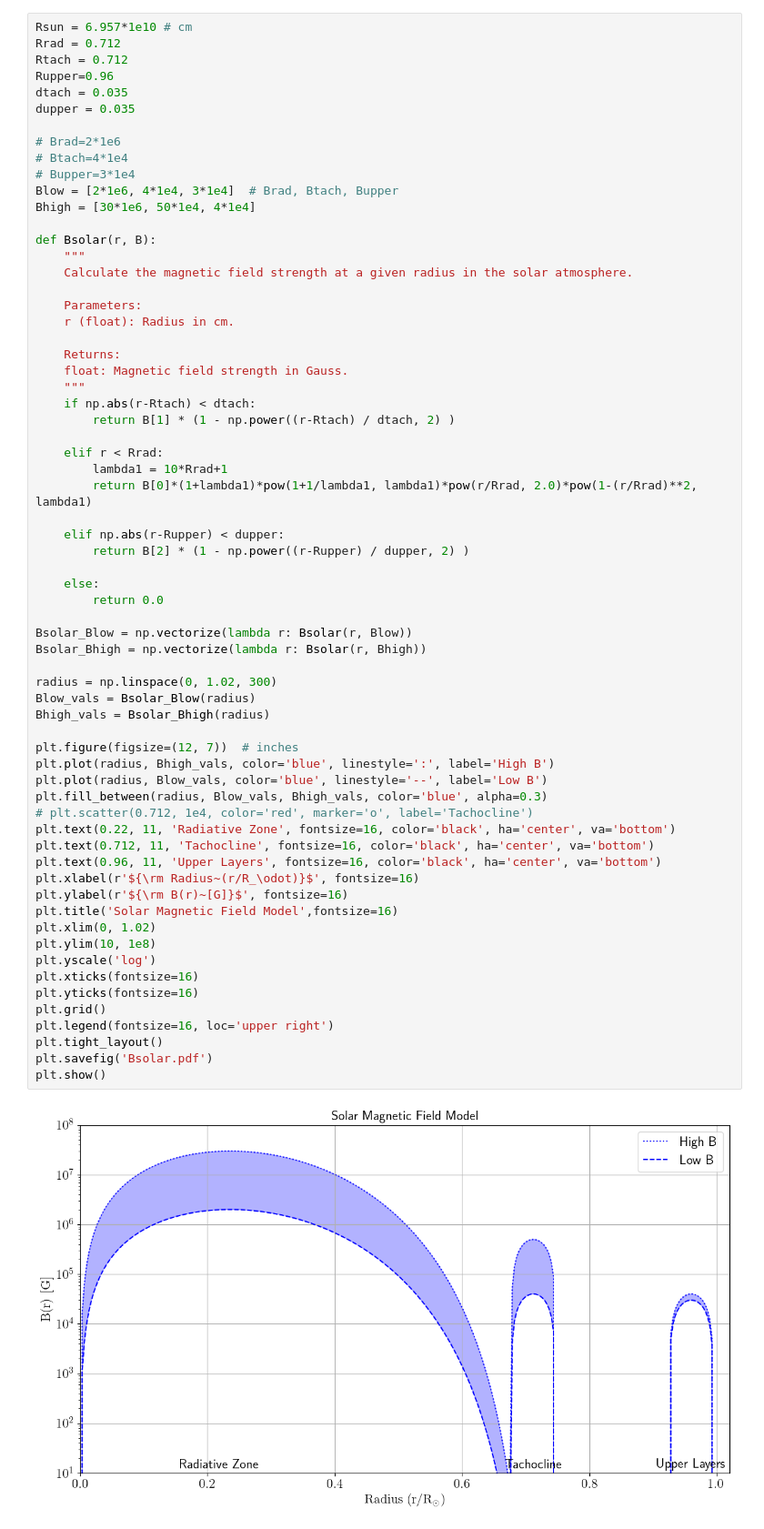
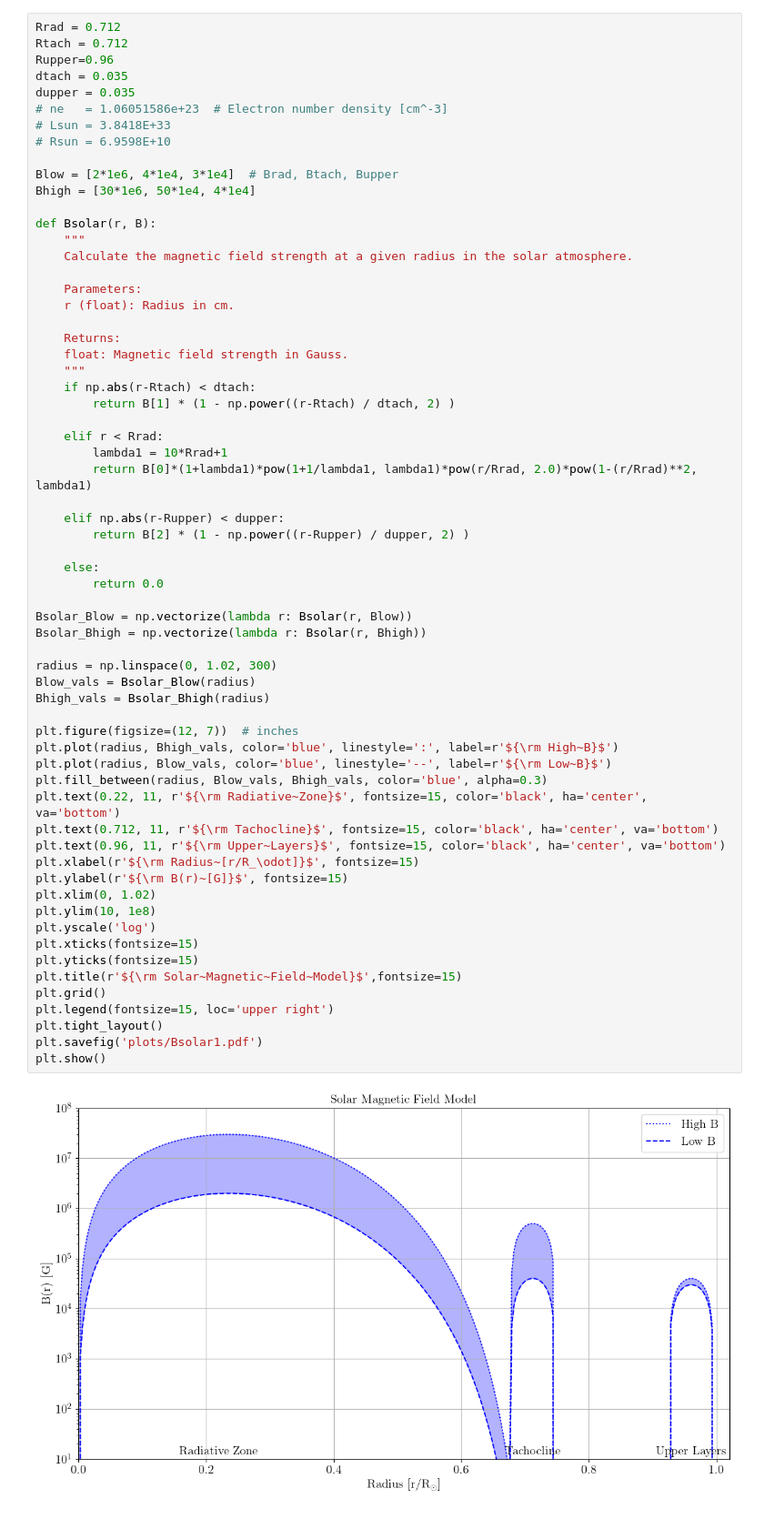
Before and after one commit to yuanguanwen/Chameleon_Detection, a Jupyter notebook: solarmodel.ipynb, the cells around one changed output. Shown at 91% size. Drawn from its saved outputs; the diff is of its cells as text.

```diff
--- a/solarmodel.ipynb
+++ b/solarmodel.ipynb
@@ -12,14 +281,13 @@ plt.rc('font', family='sans-serif')
 # %%
-Rsun = 6.957*1e10 # cm
 Rrad = 0.712
 Rtach = 0.712
 Rupper=0.96
 dtach = 0.035
 dupper = 0.035
+# ne   = 1.06051586e+23  # Electron number density [cm^-3]
+# Lsun = 3.8418E+33
+# Rsun = 6.9598E+10
 
-# Brad=2*1e6
-# Btach=4*1e4
-# Bupper=3*1e4
 Blow = [2*1e6, 4*1e4, 3*1e4]  # Brad, Btach, Bupper
 Bhigh = [30*1e6, 50*1e4, 4*1e4]
 
@@ -35,44 +303,43 @@ def Bsolar(r, B):
     """
     if np.abs(r-Rtach) < dtach:
         return B[1] * (1 - np.power((r-Rtach) / dtach, 2) )
 
     elif r < Rrad:
         lambda1 = 10*Rrad+1
         return B[0]*(1+lambda1)*pow(1+1/lambda1, lambda1)*pow(r/Rrad, 2.0)*pow(1-(r/Rrad)**2, lambda1)
 
     elif np.abs(r-Rupper) < dupper:
         return B[2] * (1 - np.power((r-Rupper) / dupper, 2) )
 
     else:
         return 0.0
 
 Bsolar_Blow = np.vectorize(lambda r: Bsolar(r, Blow))
 Bsolar_Bhigh = np.vectorize(lambda r: Bsolar(r, Bhigh))
 
 radius = np.linspace(0, 1.02, 300)
 Blow_vals = Bsolar_Blow(radius)
 Bhigh_vals = Bsolar_Bhigh(radius)
 
 plt.figure(figsize=(12, 7))  # inches
-plt.plot(radius, Bhigh_vals, color='blue', linestyle=':', label='High B')
-plt.plot(radius, Blow_vals, color='blue', linestyle='--', label='Low B')
+plt.plot(radius, Bhigh_vals, color='blue', linestyle=':', label=r'${\rm High~B}$')
+plt.plot(radius, Blow_vals, color='blue', linestyle='--', label=r'${\rm Low~B}$')
 plt.fill_between(radius, Blow_vals, Bhigh_vals, color='blue', alpha=0.3)
-# plt.scatter(0.712, 1e4, color='red', marker='o', label='Tachocline')
-plt.text(0.22, 11, 'Radiative Zone', fontsize=16, color='black', ha='center', va='bottom')
-plt.text(0.712, 11, 'Tachocline', fontsize=16, color='black', ha='center', va='bottom')
-plt.text(0.96, 11, 'Upper Layers', fontsize=16, color='black', ha='center', va='bottom')
-plt.xlabel(r'${\rm Radius~(r/R_\odot)}$', fontsize=16)
-plt.ylabel(r'${\rm B(r)~[G]}$', fontsize=16)
-plt.title('Solar Magnetic Field Model',fontsize=16)
+plt.text(0.22, 11, r'${\rm Radiative~Zone}$', fontsize=15, color='black', ha='center', va='bottom')
+plt.text(0.712, 11, r'${\rm Tachocline}$', fontsize=15, color='black', ha='center', va='bottom')
+plt.text(0.96, 11, r'${\rm Upper~Layers}$', fontsize=15, color='black', ha='center', va='bottom')
+plt.xlabel(r'${\rm Radius~[r/R_\odot]}$', fontsize=15)
+plt.ylabel(r'${\rm B(r)~[G]}$', fontsize=15)
 plt.xlim(0, 1.02)
 plt.ylim(10, 1e8)
 plt.yscale('log')
-plt.xticks(fontsize=16)
-plt.yticks(fontsize=16)
+plt.xticks(fontsize=15)
+plt.yticks(fontsize=15)
+plt.title(r'${\rm Solar~Magnetic~Field~Model}$',fontsize=15)
 plt.grid()
-plt.legend(fontsize=16, loc='upper right')
+plt.legend(fontsize=15, loc='upper right')
 plt.tight_layout()
-plt.savefig('Bsolar.pdf')
+plt.savefig('plots/Bsolar1.pdf')
 plt.show()
 # %% [output]
-[figure, old version]
+[figure, new version]
```
Also changed, not shown: parts of 20 cells of this notebook, 2 other files.
